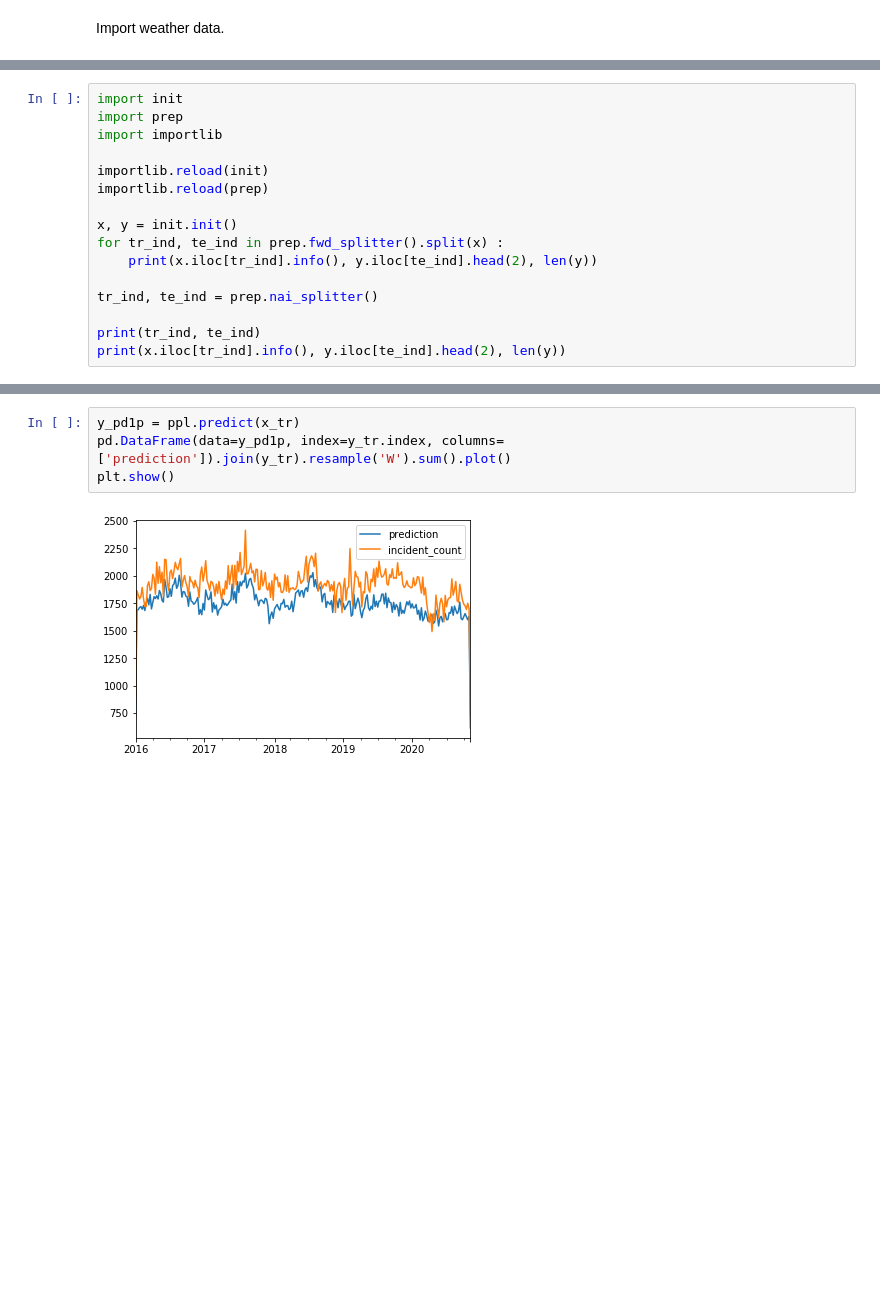
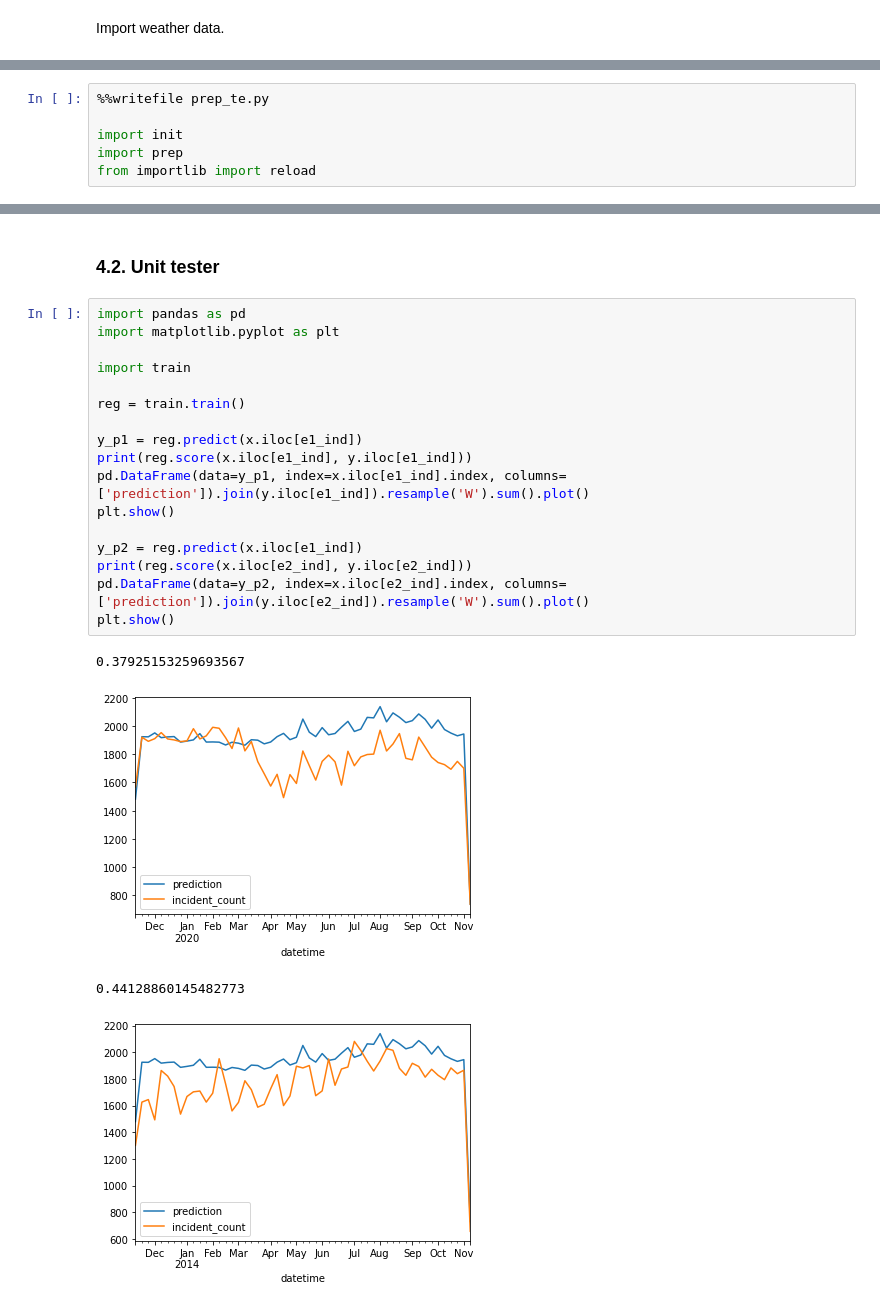
Before and after one commit to cmp0xff/seattle-911, a Jupyter notebook: main.ipynb, the cells around one changed output, grey strips where cells are left out. Cells and saved outputs as stored; diff of their text form; blank space fills up the shorter version.

```diff
--- a/main.ipynb
+++ b/main.ipynb
@@ -222,17 +287,7 @@ Appending to prep.py
 # %%
+%%writefile prep_te.py
+
 import init
 import prep
-import importlib
-
-importlib.reload(init)
-importlib.reload(prep)
-
-x, y = init.init()
-for tr_ind, te_ind in prep.fwd_splitter().split(x) :
-    print(x.iloc[tr_ind].info(), y.iloc[te_ind].head(2), len(y))
-
-tr_ind, te_ind = prep.nai_splitter()
-
-print(tr_ind, te_ind)
-print(x.iloc[tr_ind].info(), y.iloc[te_ind].head(2), len(y))
+from importlib import reload
 # %% [output]
@@ -389,6 +543,24 @@ plt.show()
-# %%
-y_pd1p = ppl.predict(x_tr)
-pd.DataFrame(data=y_pd1p, index=y_tr.index, columns=['prediction']).join(y_tr).resample('W').sum().plot()
-plt.show()
-# %% [output]
-[figure, removed]
+# %% [markdown]
+### 4.2. Unit tester
+# %%
+import pandas as pd
+import matplotlib.pyplot as plt
+
+import train
+
+reg = train.train()
+
+y_p1 = reg.predict(x.iloc[e1_ind])
+print(reg.score(x.iloc[e1_ind], y.iloc[e1_ind]))
+pd.DataFrame(data=y_p1, index=x.iloc[e1_ind].index, columns=['prediction']).join(y.iloc[e1_ind]).resample('W').sum().plot()
+plt.show()
+
+y_p2 = reg.predict(x.iloc[e1_ind])
+print(reg.score(x.iloc[e2_ind], y.iloc[e2_ind]))
+pd.DataFrame(data=y_p2, index=x.iloc[e2_ind].index, columns=['prediction']).join(y.iloc[e2_ind]).resample('W').sum().plot()
+plt.show()
+# %% [output]
+0.37925153259693567
+[figure, added]
+0.44128860145482773
+[figure, added]
```
Also changed, not shown: parts of 46 cells of this notebook, 7 other files.
